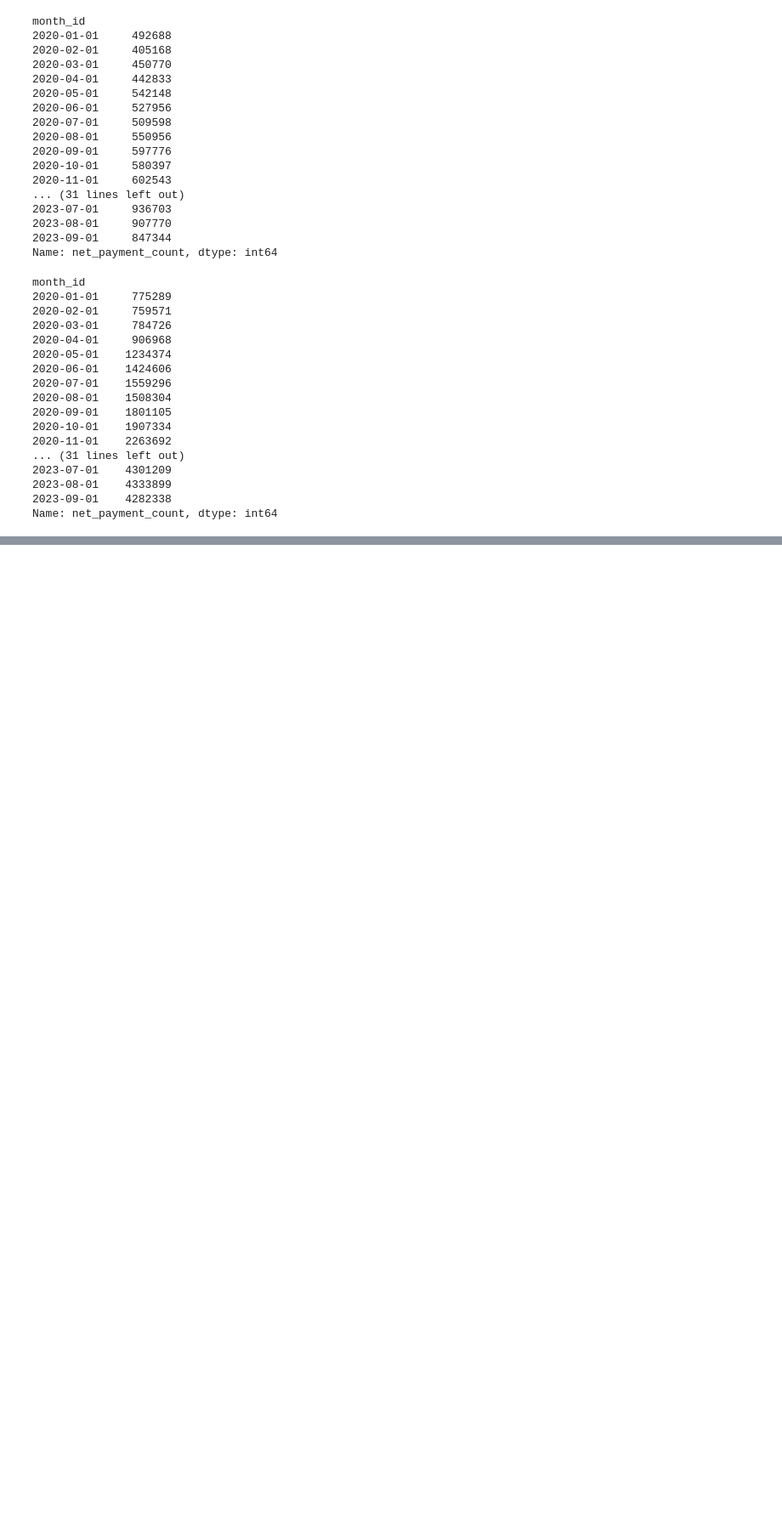
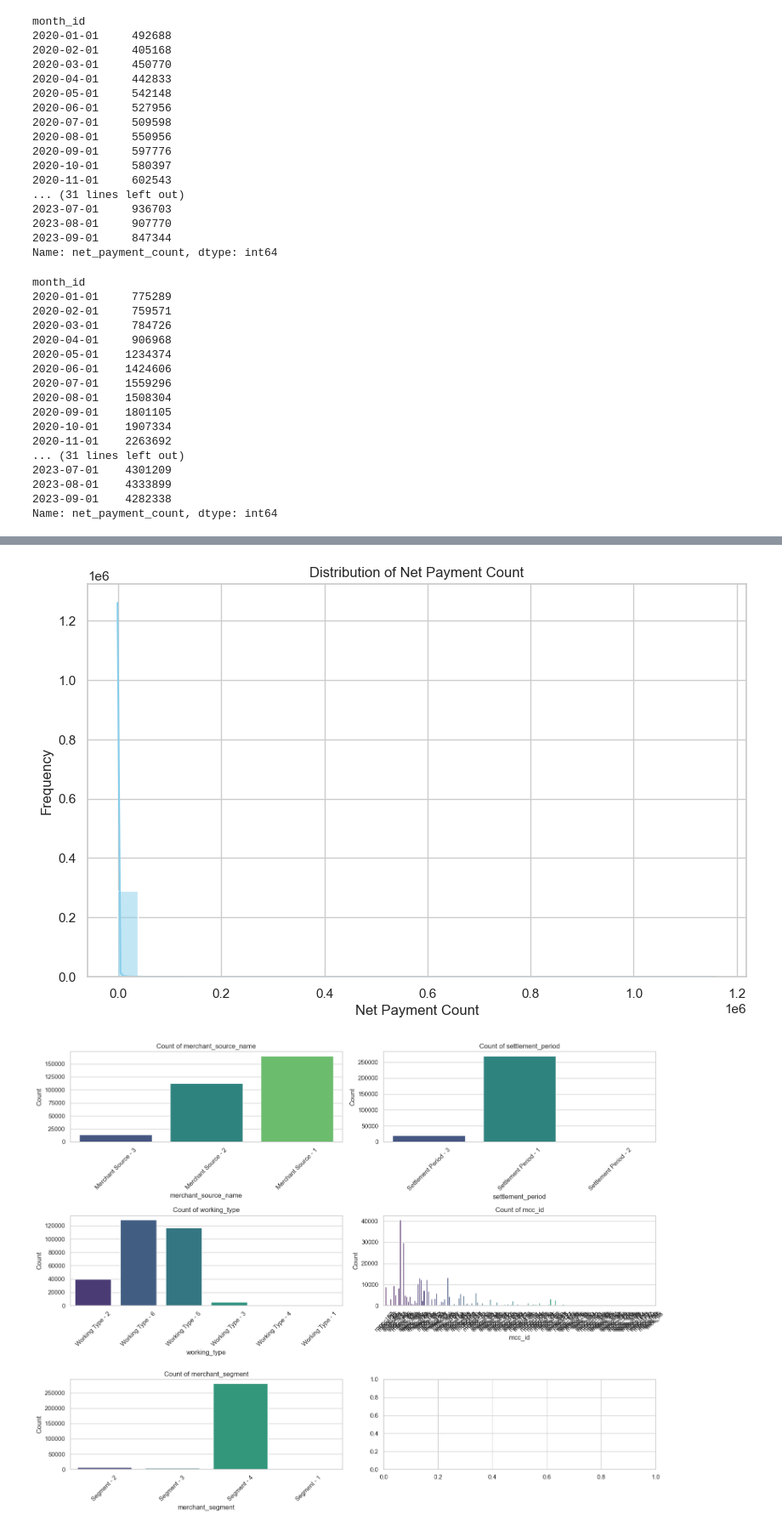
Before and after one commit to hakankorpe/2024, a Jupyter notebook: iyzico/iyzico_planned.ipynb, the cells around one changed output, grey strips where cells are left out. Shown at 85% size. Cells and saved outputs as stored; diff of their text form; code cells hidden in the pictures; blank space fills up the shorter version.

```diff
--- a/iyzico/iyzico_planned.ipynb
+++ b/iyzico/iyzico_planned.ipynb
@@ -417,0 +596,39 @@ Name: net_payment_count, dtype: int64
+# %%
+import seaborn as sns
+import matplotlib.pyplot as plt
+
+# Plot the distribution of net_payment_count
+plt.figure(figsize=(10, 6))
+sns.histplot(data['net_payment_count'], bins=30, kde=True, color='skyblue')
+plt.title('Distribution of Net Payment Count')
+plt.xlabel('Net Payment Count')
+plt.ylabel('Frequency')
+plt.show()
+
+# Plot the count of each categorical variable
+categorical_columns = ['merchant_source_name', 'settlement_period', 'working_type', 'mcc_id', 'merchant_segment']
+fig, axes = plt.subplots(3, 2, figsize=(16, 12))
+axes = axes.flatten()
+for i, col in enumerate(categorical_columns):
+    sns.countplot(x=col, data=data, ax=axes[i], palette='viridis')
+    axes[i].set_title(f'Count of {col}')
+    axes[i].set_xlabel(col)
+    axes[i].set_ylabel('Count')
+    axes[i].tick_params(axis='x', rotation=45)
+plt.tight_layout()
+plt.show()
+
+# Plot the relationship between net_payment_count and each categorical variable
+fig, axes = plt.subplots(3, 2, figsize=(16, 12))
+axes = axes.flatten()
+for i, col in enumerate(categorical_columns):
+    sns.boxplot(x=col, y='net_payment_count', data=data, ax=axes[i], palette='muted')
+    axes[i].set_title(f'Relationship between {col} and Net Payment Count')
+    axes[i].set_xlabel(col)
+    axes[i].set_ylabel('Net Payment Count')
+    axes[i].tick_params(axis='x', rotation=45)
+plt.tight_layout()
+plt.show()
+# %% [output]
+[figure, added]
+[figure, added]
```
Also changed, not shown: parts of 42 cells of this notebook.
